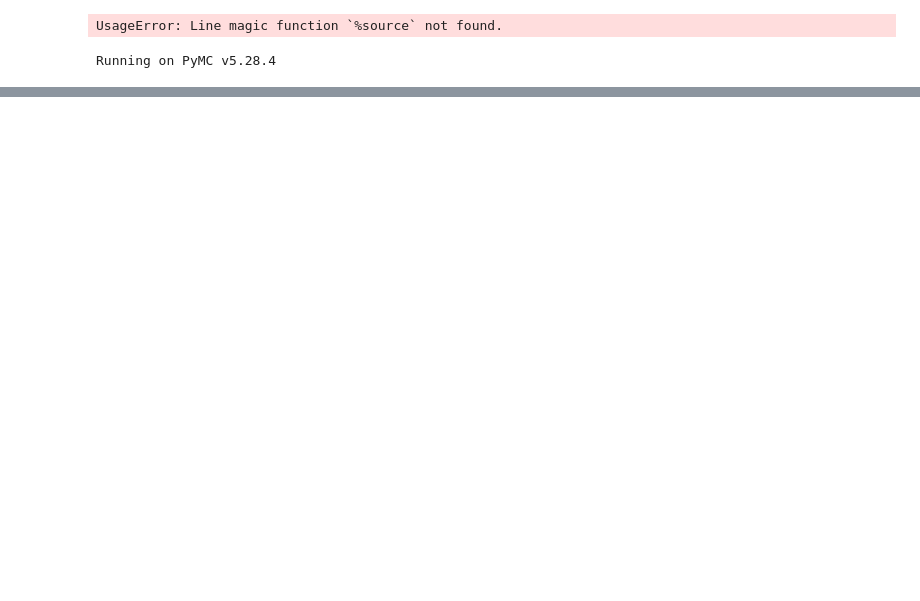
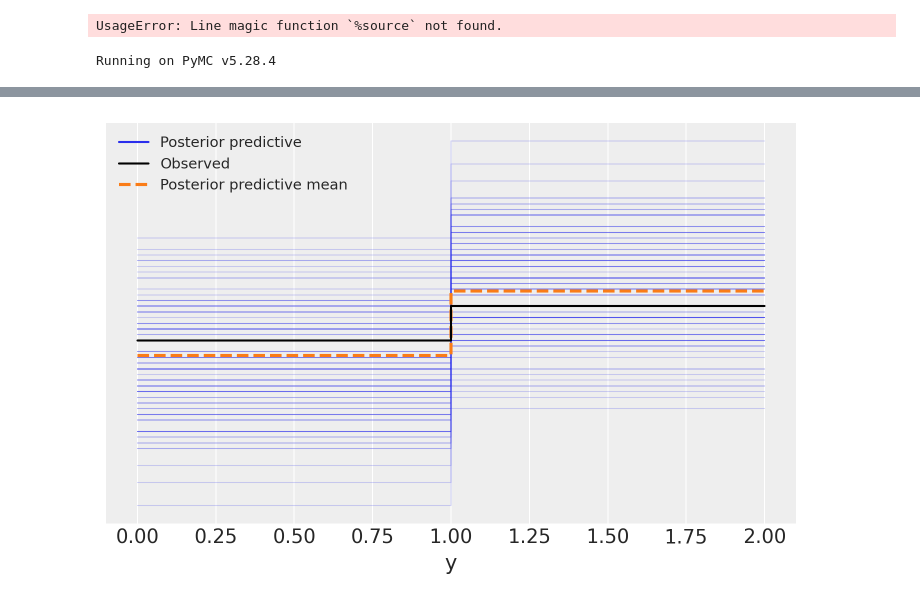
Before and after one commit to kshoker12/STAT_405_Project, a Jupyter notebook: bayesian_model/main.ipynb, the cells around one changed output, grey strips where cells are left out. Saved outputs shown, nothing was run; the diff lists cells and outputs as text; code cells hidden in the pictures; blank space fills up the shorter version.

```diff
--- a/bayesian_model/main.ipynb
+++ b/bayesian_model/main.ipynb
@@ -110,3 +188,8 @@ az.plot_trace(idata, figsize=(10, 7));
 # %%
-idata.posterior["y_model"] = idata.posterior["Intercept"] + idata.posterior["slope"] * xr.DataArray(x)
+# Posterior predictive check for Bernoulli outcomes
+# In ArviZ, group must be "posterior" or "prior" (not "posterior_predictive")
+az.plot_ppc(idata, group="posterior", num_pp_samples=100);
+plt.tight_layout()
+# %% [output]
+[figure, added]
 # %%
```
Also changed, not shown: parts of 9 cells of this notebook.
